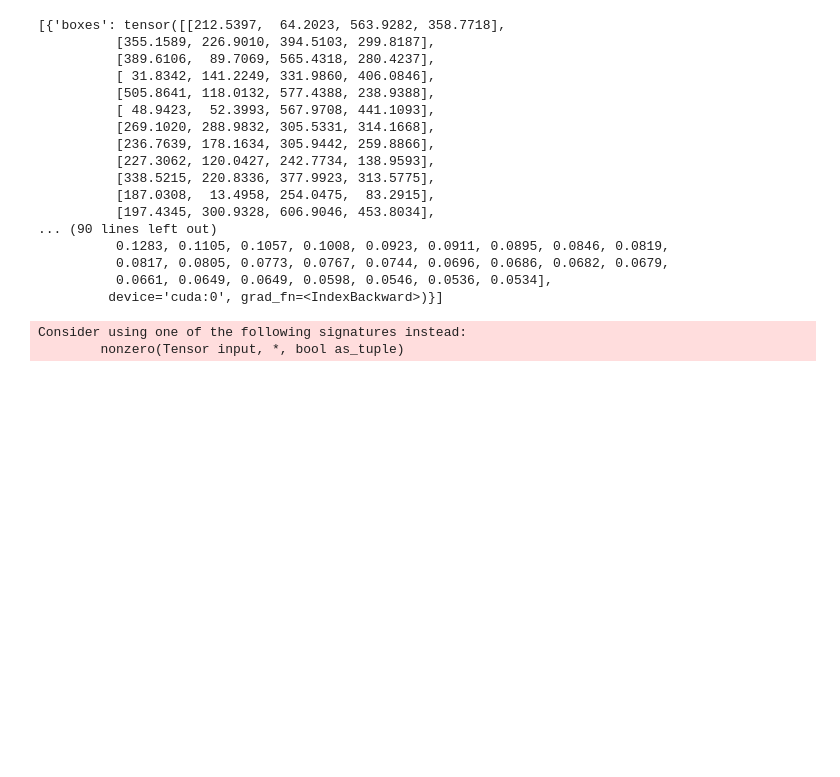
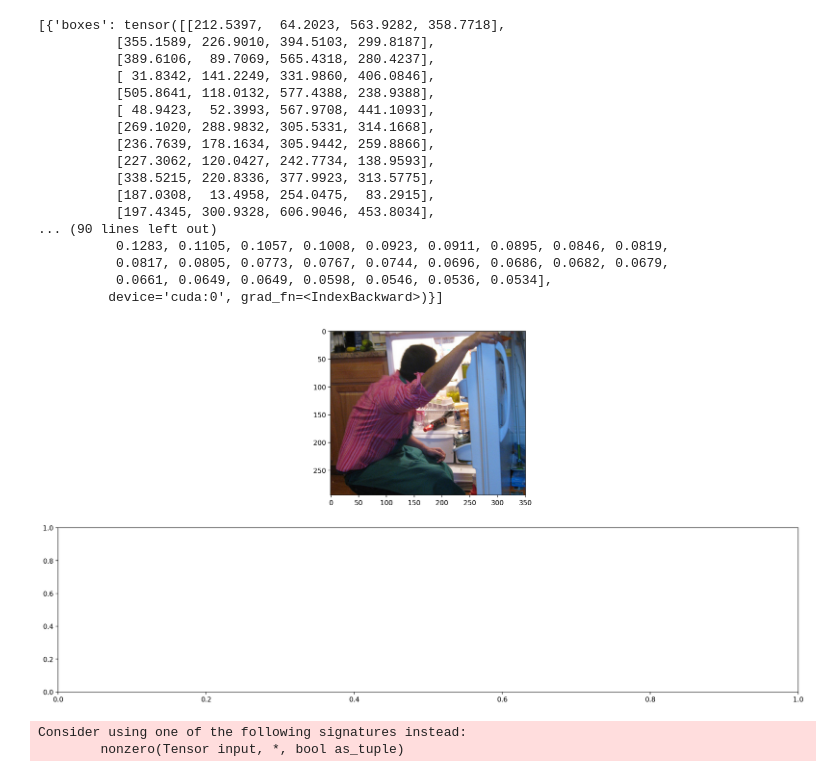
Before and after one commit to TheBlackRus/liveproject_HumanPoseEstimation, a Jupyter notebook: liveproject_humanpose_03.ipynb, the cells around one changed output. Saved outputs shown, nothing was run; the diff lists cells and outputs as text; code cells hidden in the pictures; blank space fills up the shorter version.

```diff
--- a/liveproject_humanpose_03.ipynb
+++ b/liveproject_humanpose_03.ipynb
@@ -139,6 +139,16 @@ y
           0.0817, 0.0805, 0.0773, 0.0767, 0.0744, 0.0696, 0.0686, 0.0682, 0.0679,
           0.0661, 0.0649, 0.0649, 0.0598, 0.0546, 0.0536, 0.0534],
          device='cuda:0', grad_fn=<IndexBackward>)}]
+# %%
+box = y[0]["boxes"][0]
+crop_img = crop_image(img,(box[1],box[0]),(box[2]-box[0],box[3]-box[1]))
+
+fig,ax = plt.subplots(2,figsize=(20,10))
+fig.set_dpi(200)
+ax[0].imshow(crop_img)
+plt.show()
+# %% [output]
+[figure, added]
 # %%
 
 # For training
```
